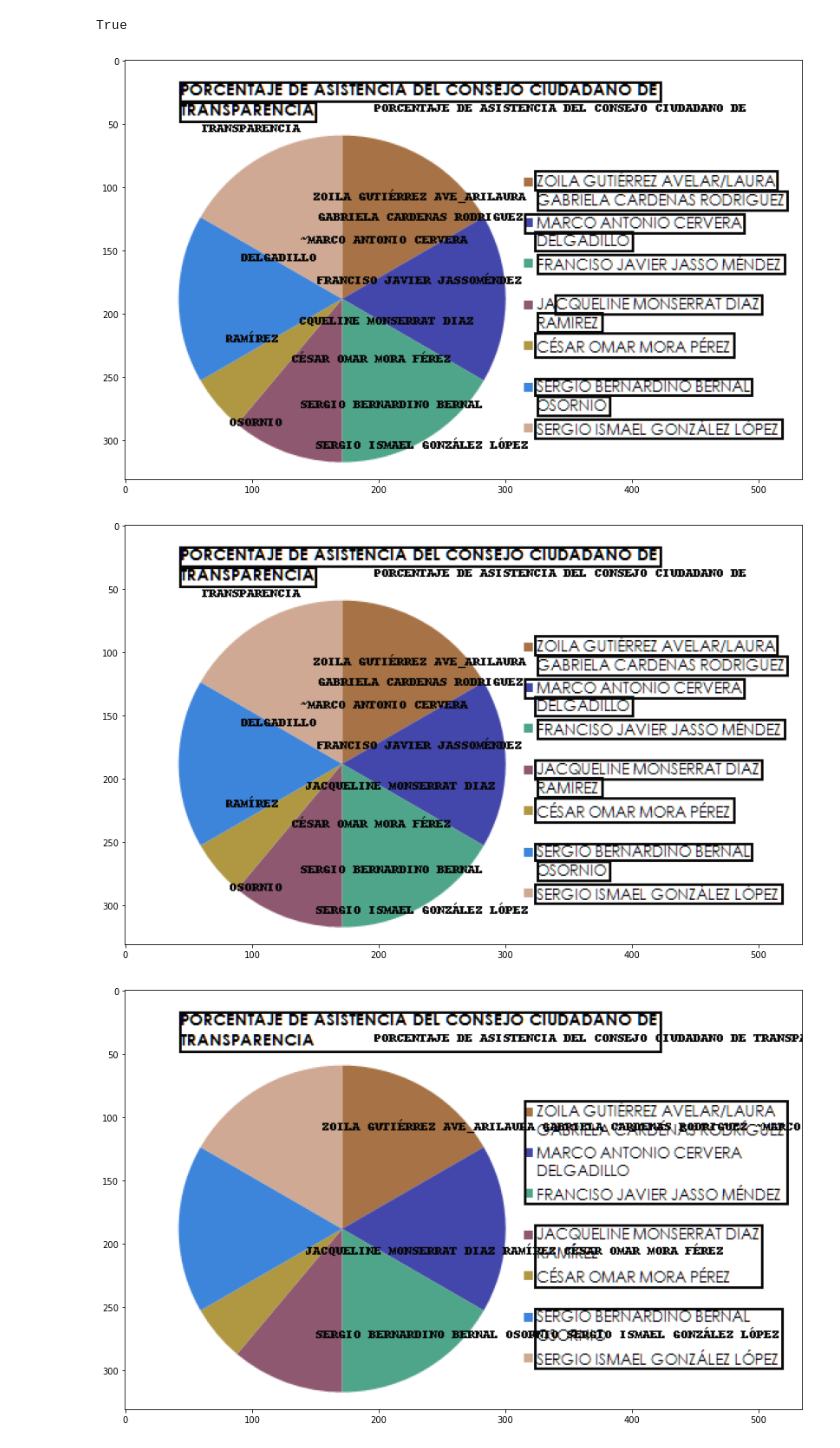
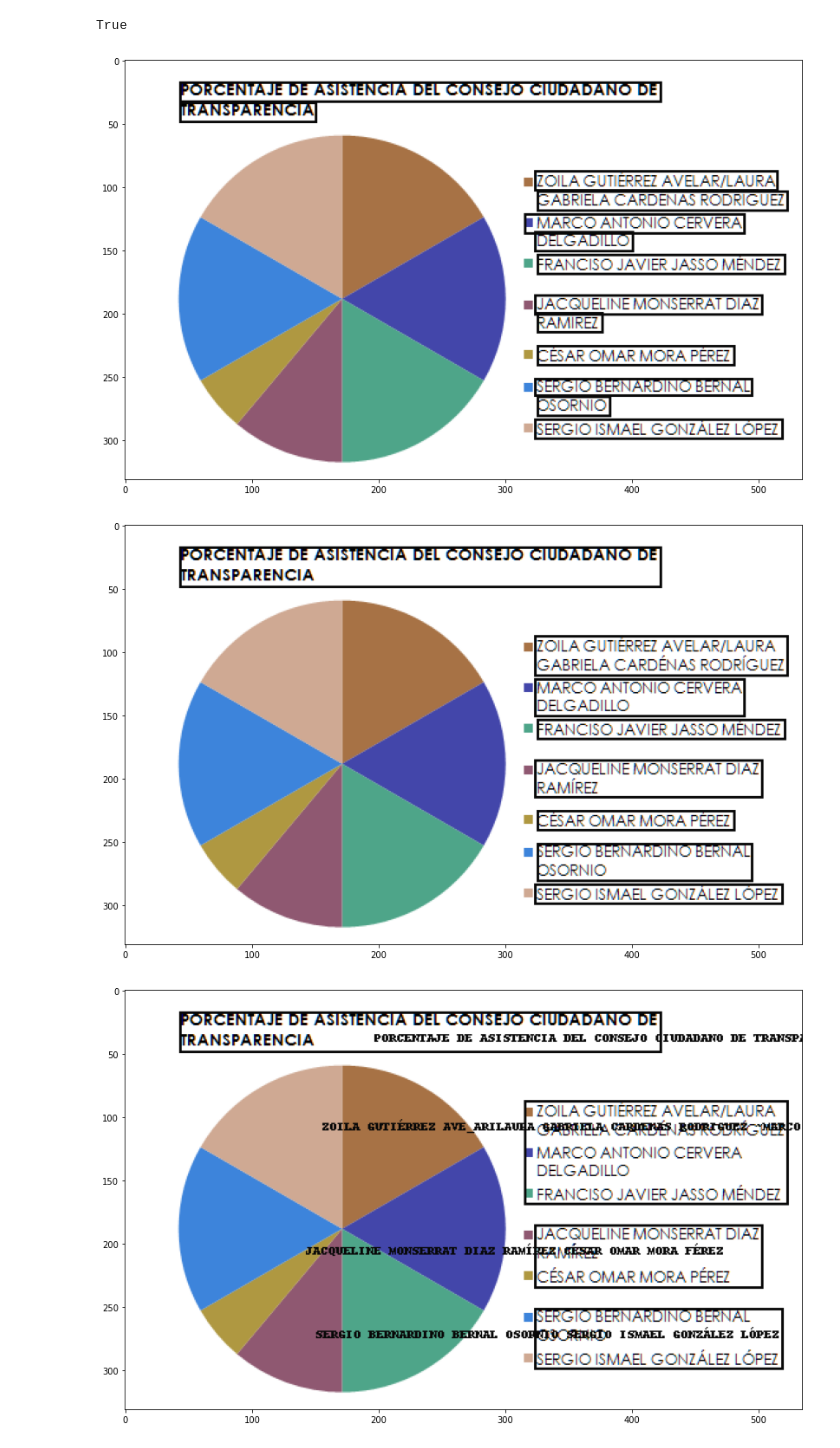
Before and after one commit to boostcampaitech2/final-project-level3-cv-16, a Jupyter notebook: dev/workspace/Seungwoo/pipeline/req_rep.ipynb, the cells around one changed output. Cells and saved outputs as stored; diff of their text form; code cells hidden in the pictures.

```diff
--- a/dev/workspace/Seungwoo/pipeline/req_rep.ipynb
+++ b/dev/workspace/Seungwoo/pipeline/req_rep.ipynb
@@ -227,30 +227,28 @@ for i in result :
     h = i[0][2][1] - i[0][1][1]
     color = (8,8,8)
     draw.rectangle(((x, y), (x+w, y+h)), outline=tuple(color), width=2)
-    draw.text((int((x/3  + w) / 2) , y+15),str(i[1]), fill=tuple(color))
 plt.figure(figsize=(14,16))
 plt.imshow(img)
 plt.show()
 # %% [output]
-[figure, old version]
+[figure, new version]
 # %%
 img = cv2.imread(image_path)
-result = reader.readtext(img, text_threshold = 0)
+result = reader.readtext(img, text_threshold = 0.87, paragraph = True, y_ths = 0, width_ths =0.8)
 img = Image.fromarray(img)
 draw = ImageDraw.Draw(img)
 for i in result :
     x = i[0][0][0]
     y = i[0][0][1]
     w = i[0][1][0] - i[0][0][0]
     h = i[0][2][1] - i[0][1][1]
     color = (8,8,8)
     draw.rectangle(((x, y), (x+w, y+h)), outline=tuple(color), width=2)
-    draw.text((int((x/3  + w) / 2) , y+15),str(i[1]), fill=tuple(color))
 plt.figure(figsize=(14,16))
 plt.imshow(img)
 plt.show()
 # %% [output]
-[figure, old version]
+[figure, new version]
 # %%
 img = cv2.imread(image_path)
 result = reader.readtext(img, text_threshold = 0, paragraph = True)
```
Also changed, not shown: parts of 1 cell of this notebook, 1 other file.
